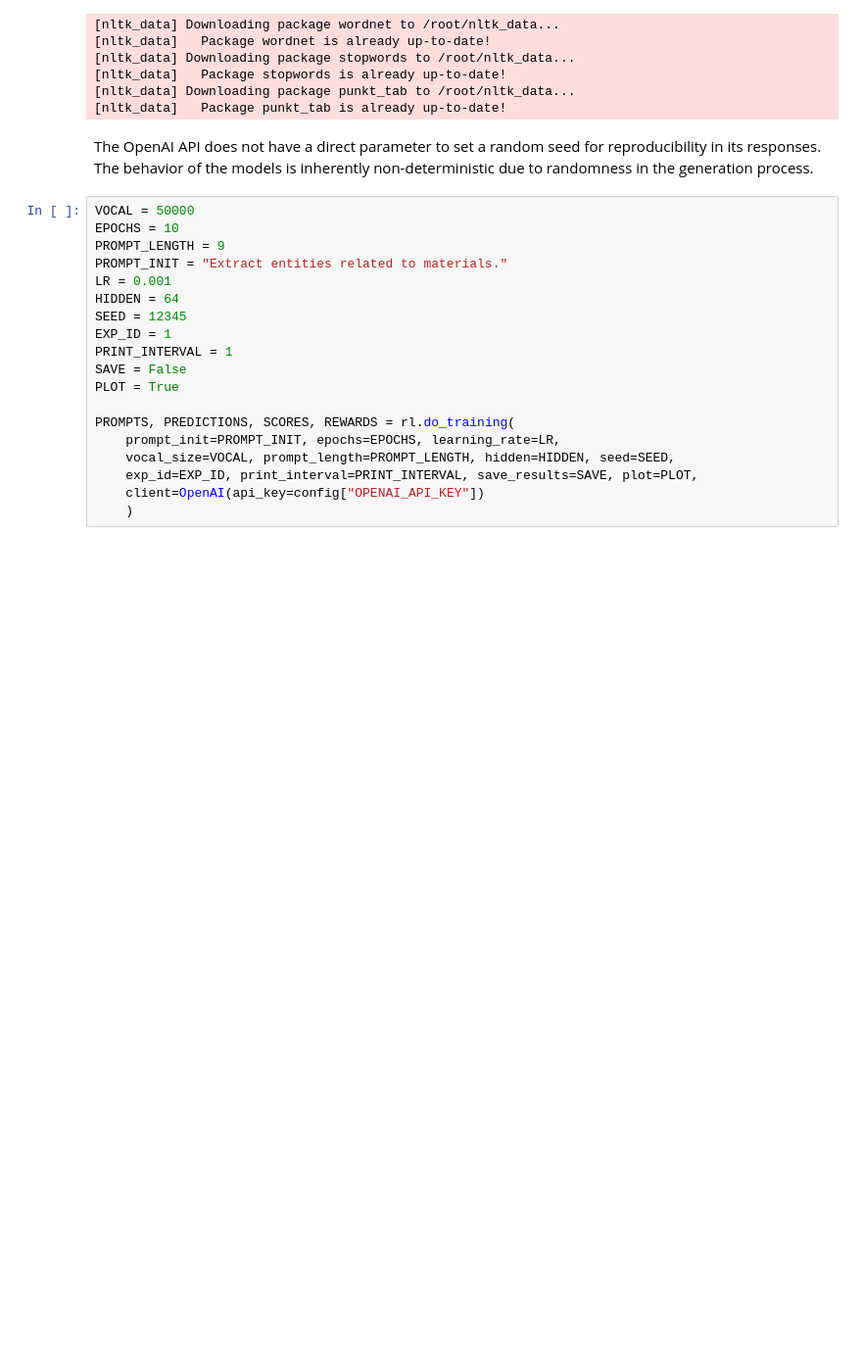
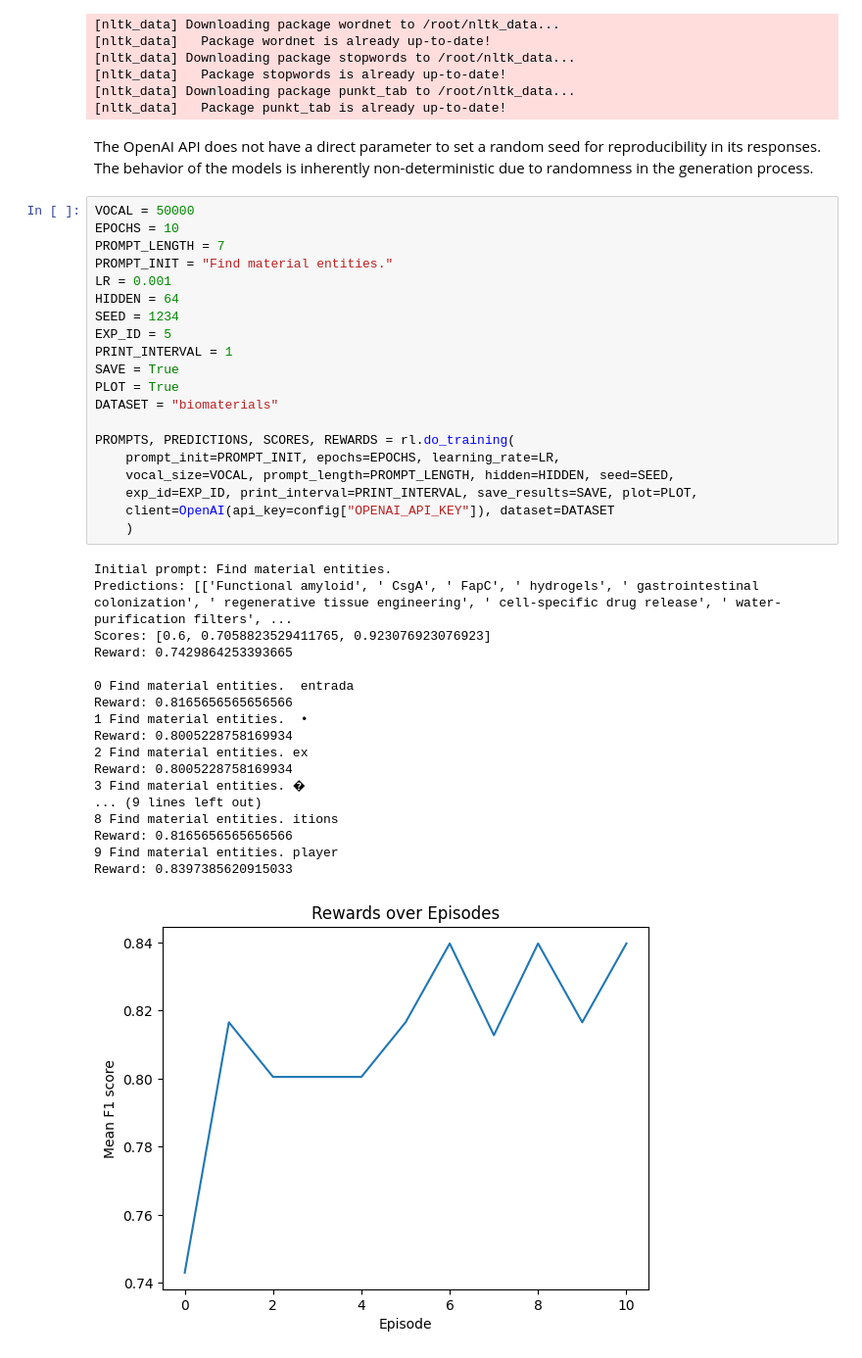
Before and after one commit to BOWENmeZHENG/RL, a Jupyter notebook: train.ipynb, the cells around one changed output. Shown at 98% size. Drawn from its saved outputs; the diff is of its cells as text; blank space fills up the shorter version.

Commit message:
plotting

```diff
--- a/train.ipynb
+++ b/train.ipynb
@@ -39,19 +39,39 @@ The OpenAI API does not have a direct parameter to set a random seed for reprodu
 # %%
 VOCAL = 50000
 EPOCHS = 10
-PROMPT_LENGTH = 9
-PROMPT_INIT = "Extract entities related to materials."
+PROMPT_LENGTH = 7
+PROMPT_INIT = "Find material entities."
 LR = 0.001
 HIDDEN = 64
-SEED = 12345
-EXP_ID = 1
+SEED = 1234
+EXP_ID = 5
 PRINT_INTERVAL = 1
-SAVE = False
+SAVE = True
 PLOT = True
+DATASET = "biomaterials"
 
 PROMPTS, PREDICTIONS, SCORES, REWARDS = rl.do_training(
     prompt_init=PROMPT_INIT, epochs=EPOCHS, learning_rate=LR,
     vocal_size=VOCAL, prompt_length=PROMPT_LENGTH, hidden=HIDDEN, seed=SEED,
     exp_id=EXP_ID, print_interval=PRINT_INTERVAL, save_results=SAVE, plot=PLOT,
-    client=OpenAI(api_key=config["OPENAI_API_KEY"])
+    client=OpenAI(api_key=config["OPENAI_API_KEY"]), dataset=DATASET
     )
+# %% [output]
+Initial prompt: Find material entities.
+Predictions: [['Functional amyloid', ' CsgA', ' FapC', ' hydrogels', ' gastrointestinal colonization', ' regenerative tissue engineering', ' cell-specific drug release', ' water-purification filters', ...
+Scores: [0.6, 0.7058823529411765, 0.923076923076923]
+Reward: 0.7429864253393665
+
+0 Find material entities.  entrada
+Reward: 0.8165656565656566
+1 Find material entities.  •
+Reward: 0.8005228758169934
+2 Find material entities. ex
+Reward: 0.8005228758169934
+3 Find material entities. �
+... (9 lines left out)
+8 Find material entities. itions
+Reward: 0.8165656565656566
+9 Find material entities. player
+Reward: 0.8397385620915033
+[figure, added]
```
Also changed, not shown: parts of 2 cells of this notebook, 6 other files.
